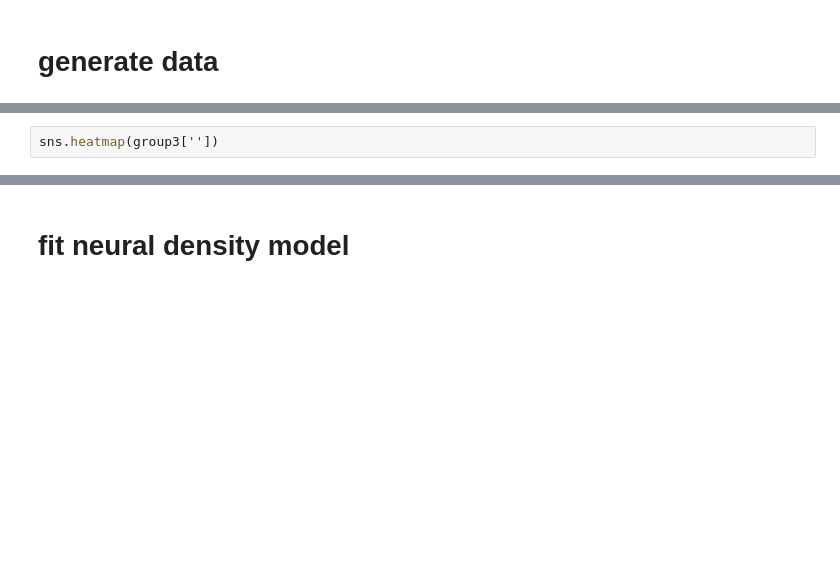
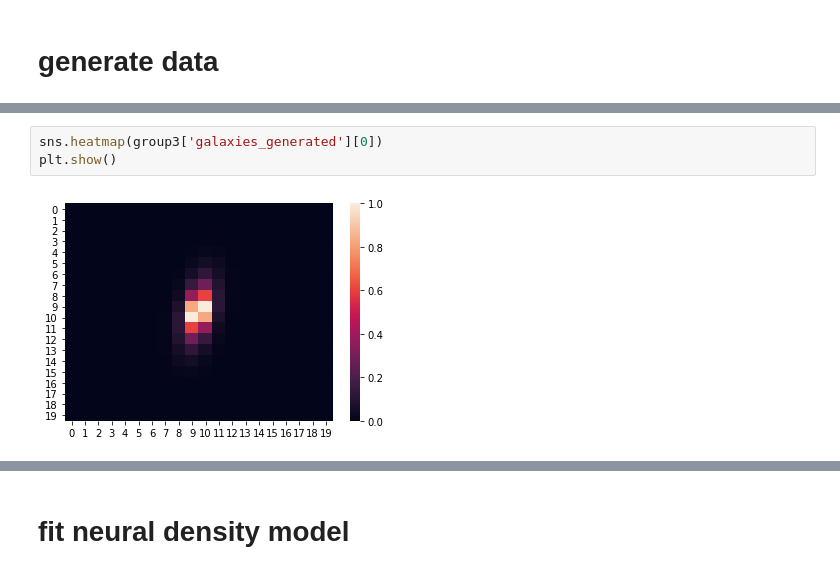
Before and after one commit to zhao-david/CDE-conformal, a Jupyter notebook: image_example/image_toy_ex_v1.ipynb, the cells around one changed output, grey strips where cells are left out. Saved outputs shown, nothing was run; the diff lists cells and outputs as text; blank space fills up the shorter version.

```diff
--- a/image_example/image_toy_ex_v1.ipynb
+++ b/image_example/image_toy_ex_v1.ipynb
@@ -29,3 +35,6 @@ sns.heatmap(group2[''])
 # %%
-sns.heatmap(group3[''])
+sns.heatmap(group3['galaxies_generated'][0])
+plt.show()
+# %% [output]
+[figure, added]
 # %%
```
Also changed, not shown: parts of 23 cells of this notebook.
